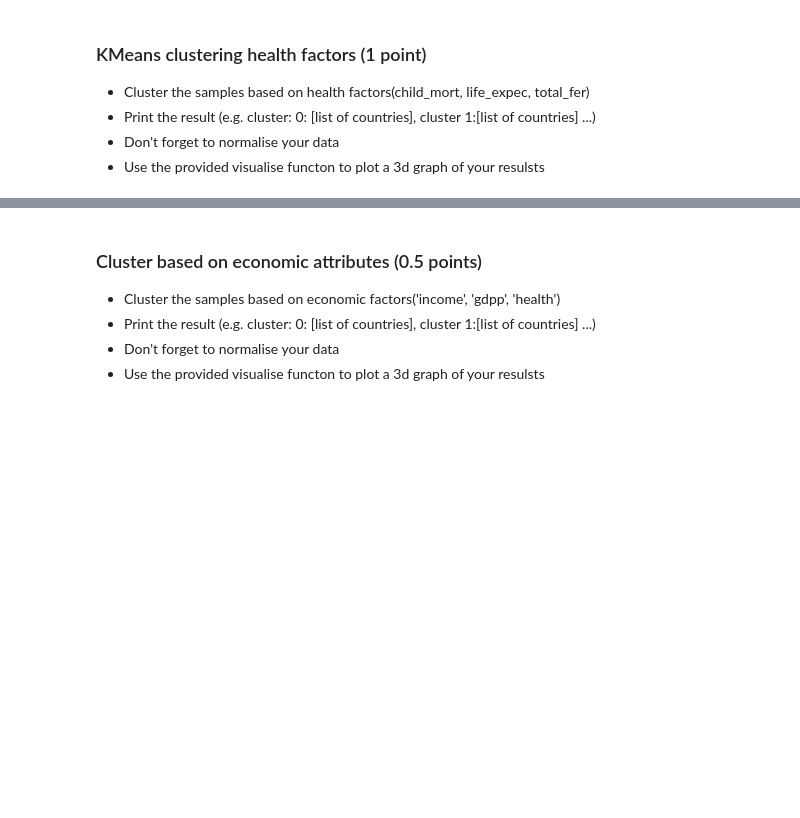
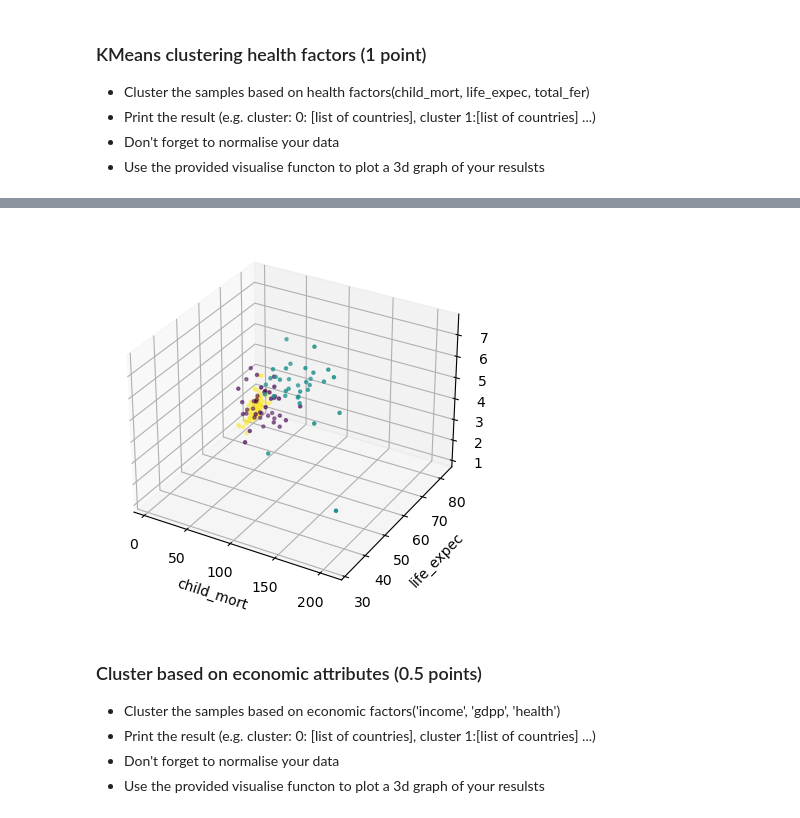
Before and after one commit to rangsimanketkaew/phy371, a Jupyter notebook: Lab4.ipynb, the cells around one changed output, grey strips where cells are left out. Cells and saved outputs as stored; diff of their text form; code cells hidden in the pictures; blank space fills up the shorter version.

```diff
--- a/Lab4.ipynb
+++ b/Lab4.ipynb
@@ -333,3 +350,11 @@ array([[<Axes: >, <Axes: >, <Axes: >],
 - Print the result (e.g. cluster: 0: [list of countries], cluster 1:[list of countries] ...)
 - Don't forget to normalise your data
 - Use the provided visualise functon to plot a 3d graph of your resulsts
+# %%
+# Make sure that all data in dataframe is numeric
+df_health_factor = df_country[['child_mort', 'life_expec', 'total_fer']]
+mat = df_health_factor.values
+# %%
+# Normalize the data
+sc = StandardScaler()
+X = sc.fit_transform(mat)
@@ -335,0 +364,2 @@ array([[<Axes: >, <Axes: >, <Axes: >],
+# %%
+kmeans = KMeans(n_clusters=3, random_state=0, n_init="auto").fit(X)
@@ -347,3 +445,9 @@ visualise(X_health, y_kmeans_health)
+# %%
+X_health = df_health_factor
+y_kmeans_health = kmeans.labels_
+visualise(X_health, y_kmeans_health)
+# %% [output]
+[figure, added]
 # %% [markdown]
 ### Cluster based on economic attributes (0.5 points)
 - Cluster the samples based on economic factors('income', 'gdpp', 'health')
```
Also changed, not shown: parts of 30 cells of this notebook.
